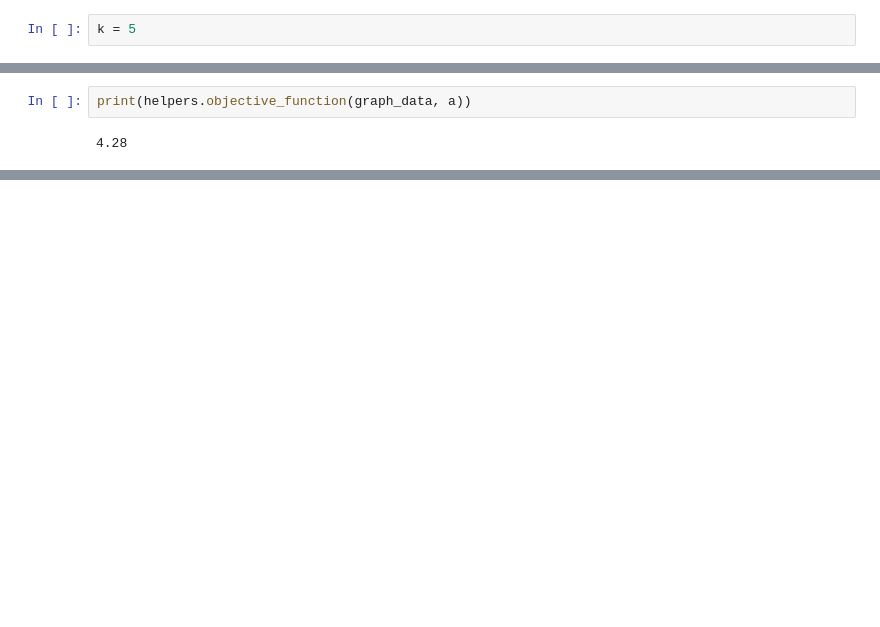
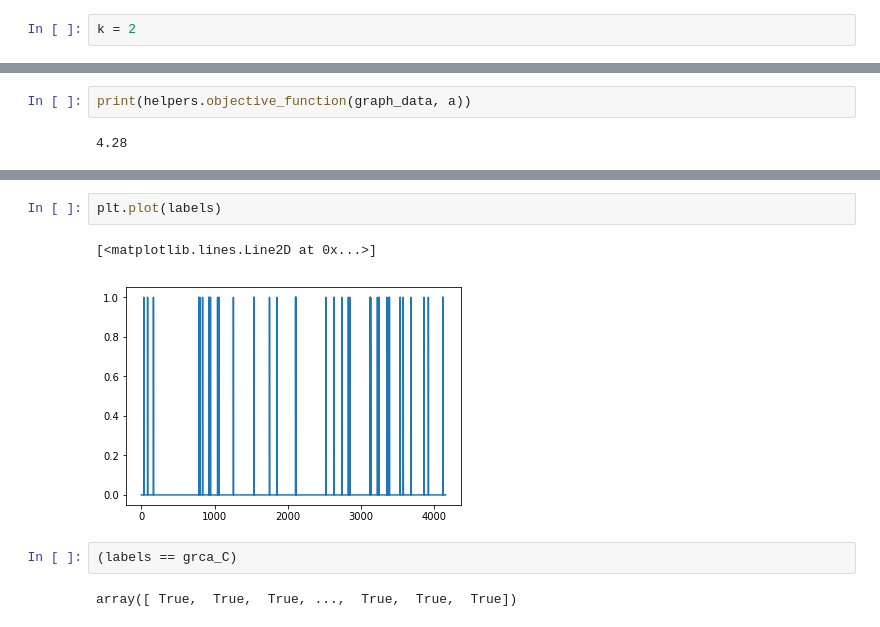
Before and after one commit to gamleksi/SNAP_community_detection, a Jupyter notebook: nb.ipynb, the cells around one changed output, grey strips where cells are left out. Drawn from its saved outputs; the diff is of its cells as text; blank space fills up the shorter version.

```diff
--- a/nb.ipynb
+++ b/nb.ipynb
@@ -101,7 +101,7 @@ nx.draw(graph, with_labels=False, ax=ax, node_size=100) # Warning: takes a long
 # %% [output]
 [figure]
 # %%
-k = 5
+k = 2
 # %%
 # Benchmark against sklearn
 labels = spectral_clustering(adjacency_matrix, n_clusters=k, eigen_solver='arpack')
@@ -430,0 +501,9 @@ matrix([[0., 0., 0., 0., 0.],
+# %%
+plt.plot(labels)
+# %% [output]
+[<matplotlib.lines.Line2D at 0x...>]
+[figure, added]
+# %%
+(labels == grca_C)
+# %% [output]
+array([ True,  True,  True, ...,  True,  True,  True])
```
Also changed, not shown: parts of 58 cells of this notebook, 1 other file.
